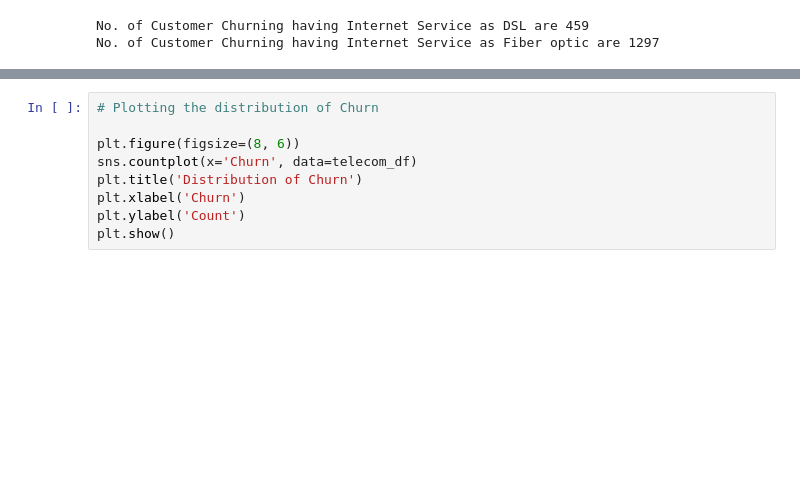
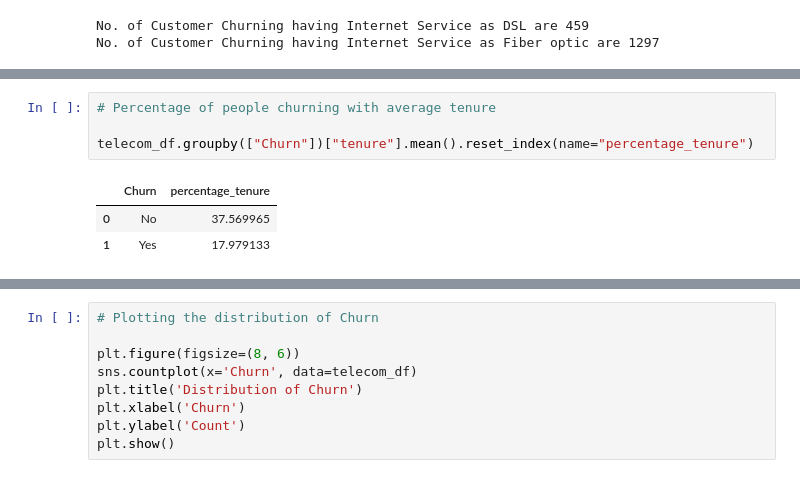
Before and after one commit to amaan-usmani/DataAnalysis_Telecom_Customer-Churn, a Jupyter notebook: project.ipynb, the cells around one changed output, grey strips where cells are left out. Cells and saved outputs as stored; diff of their text form; blank space fills up the shorter version.

```diff
--- a/project.ipynb
+++ b/project.ipynb
@@ -395,0 +423,8 @@ No. of Customer Churning having Internet Service as Fiber optic are 1297
+# %%
+# Percentage of people churning with average tenure
+
+telecom_df.groupby(["Churn"])["tenure"].mean().reset_index(name="percentage_tenure")
+# %% [output]
+|  | Churn | percentage_tenure |
+| 0 | No | 37.569965 |
+| 1 | Yes | 17.979133 |
```
Also changed, not shown: parts of 5 cells of this notebook.
